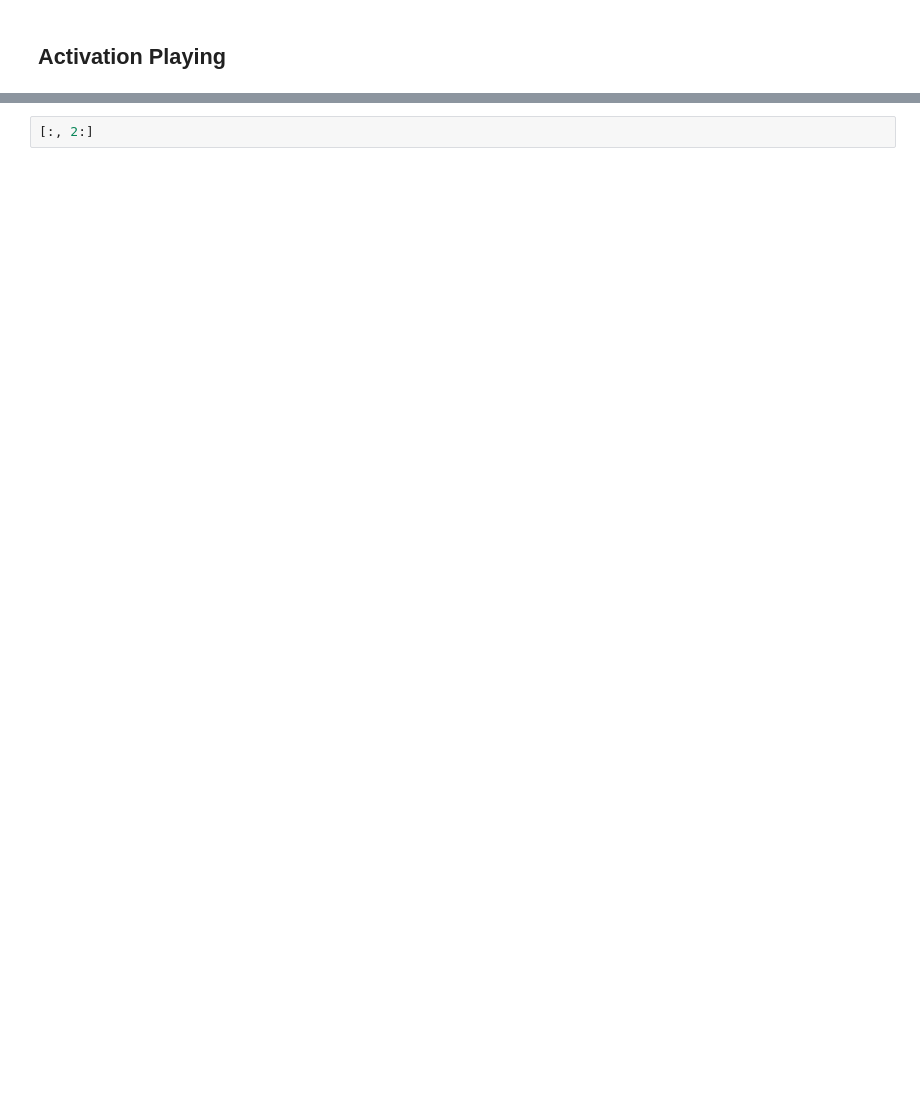
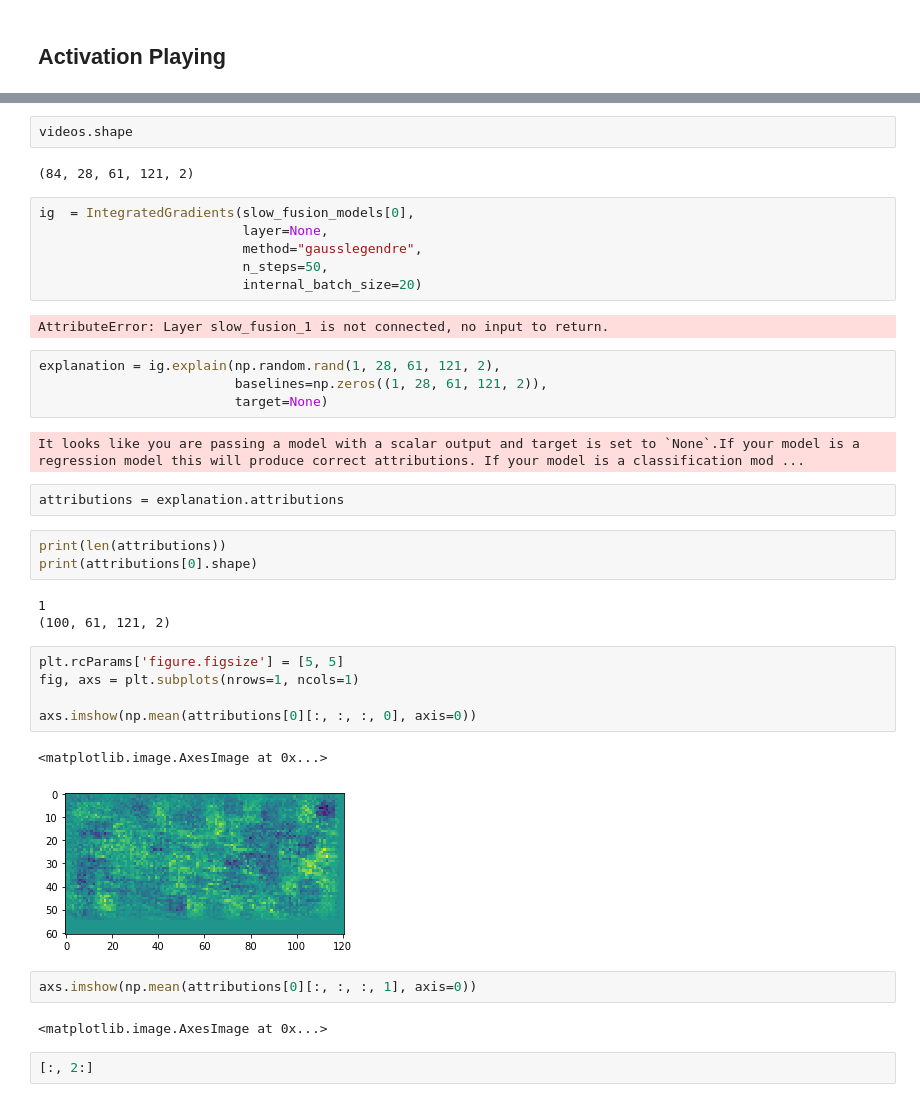
Before and after one commit to Sciprios/VideoRainfallPrediction, a Jupyter notebook: Analysis.ipynb, the cells around one changed output, grey strips where cells are left out. Cells and saved outputs as stored; diff of their text form; blank space fills up the shorter version.

```diff
--- a/Analysis.ipynb
+++ b/Analysis.ipynb
@@ -283,2 +382,40 @@ FileNotFoundError: [WinError 2] The system cannot find the file specified: 'C:\\
+# %%
+videos.shape
+# %% [output]
+(84, 28, 61, 121, 2)
+# %%
+ig  = IntegratedGradients(slow_fusion_models[0],
+                          layer=None,
+                          method="gausslegendre",
+                          n_steps=50,
+                          internal_batch_size=20)
+# %% [output]
+AttributeError: Layer slow_fusion_1 is not connected, no input to return.
+# %%
+explanation = ig.explain(np.random.rand(1, 28, 61, 121, 2),
+                         baselines=np.zeros((1, 28, 61, 121, 2)),
+                         target=None)
+# %% [output]
+It looks like you are passing a model with a scalar output and target is set to `None`.If your model is a regression model this will produce correct attributions. If your model is a classification mod ...
+# %%
+attributions = explanation.attributions
+# %%
+print(len(attributions))
+print(attributions[0].shape)
+# %% [output]
+1
+(100, 61, 121, 2)
+# %%
+plt.rcParams['figure.figsize'] = [5, 5]
+fig, axs = plt.subplots(nrows=1, ncols=1)
+
+axs.imshow(np.mean(attributions[0][:, :, :, 0], axis=0))
+# %% [output]
+<matplotlib.image.AxesImage at 0x...>
+[figure, added]
+# %%
+axs.imshow(np.mean(attributions[0][:, :, :, 1], axis=0))
+# %% [output]
+<matplotlib.image.AxesImage at 0x...>
 # %%
 [:, 2:]
```
Also changed, not shown: parts of 19 cells of this notebook, 5 other files.
